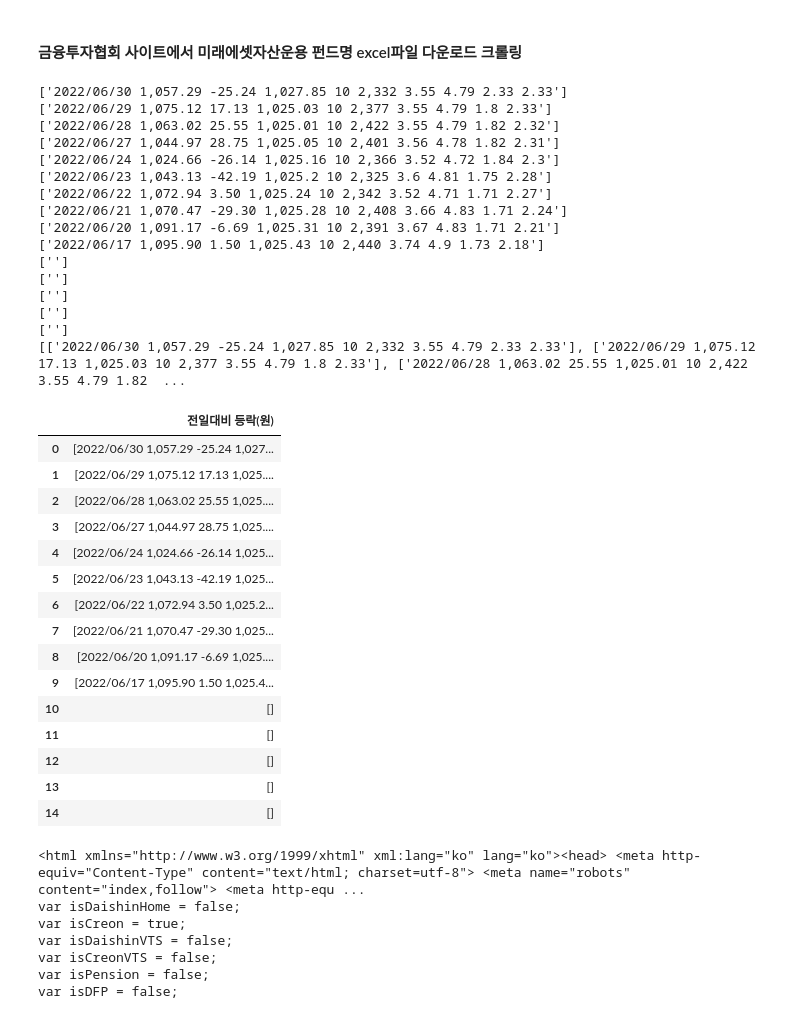
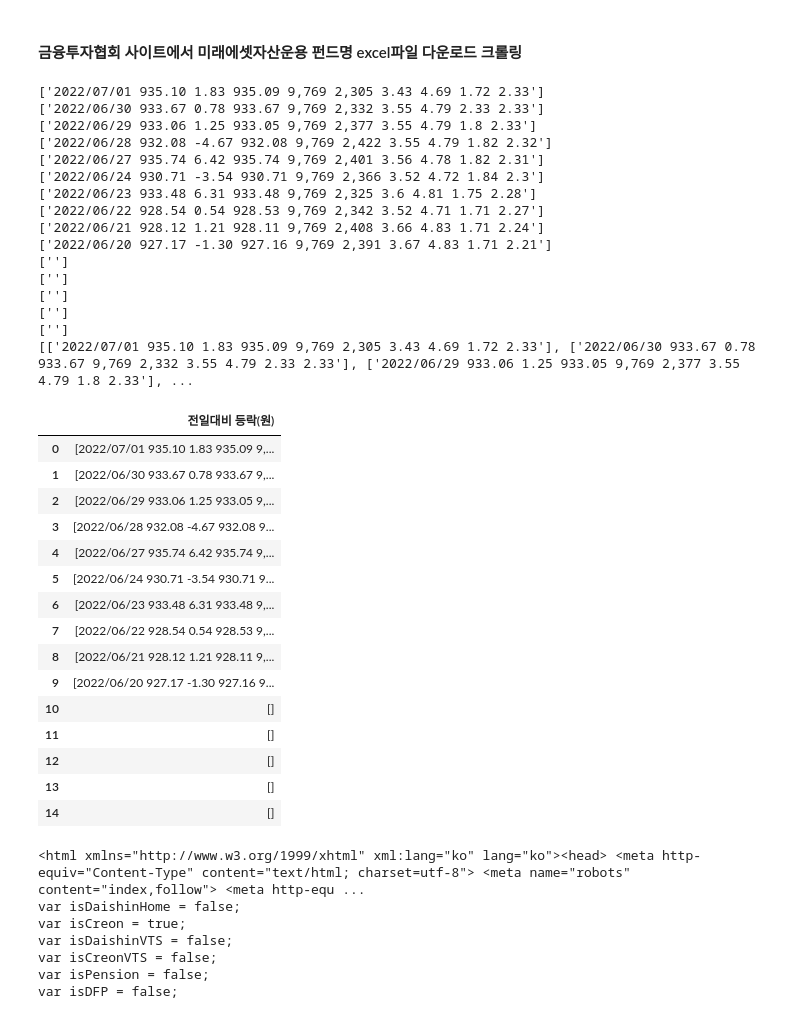
Before and after one commit to jkim0313/Hackathon_Whale, a Jupyter notebook: kofia_crawling.ipynb, the cells around one changed output. Cells and saved outputs as stored; diff of their text form; code cells hidden in the pictures.

```diff
--- a/kofia_crawling.ipynb
+++ b/kofia_crawling.ipynb
@@ -333,7 +333,7 @@ end_date = WebDriverWait(driver, 10).until(
 # "조회기간 끝 날짜" 클릭
 end_date.click()
 end_date.send_keys(Keys.CONTROL + "A")
-end_date.send_keys("20220630")
+end_date.send_keys("20220701")
 
 # "펀드선택"의 XPath
 select_fund = WebDriverWait(driver, 10).until(
@@ -369,7 +369,7 @@ search_condition = WebDriverWait(driver, 10).until(
 # "검색조건" 클릭 및 펀드명 입력
 search_condition.click()
 search_condition.send_keys(Keys.CONTROL + "A")
-search_condition.send_keys("미래에셋인디펜던스증권자투자신탁 4(주식)종류C-b")
+search_condition.send_keys("미래에셋마에스트로증권")
 
 # "검색조건 검색"의 XPath
 search_condition_box = WebDriverWait(driver, 10).until(
@@ -409,57 +409,57 @@ time.sleep(1)
 
 # 테이블의 XPath
 tbody = WebDriverWait(driver, 10).until(
                 EC.presence_of_element_located((By.XPATH,
                                             "//*[@id='grdMain_body_tbody']")))
 
 # 테이블 컬럼의 XP
 tr = tbody.find_elements(By.TAG_NAME, "tr")
 
 price_change = []
 for td in tr:
     table_row = td.text
     table_row_list = table_row.split("\n")
     price_change.append(table_row_list)
     print(table_row_list)
 print(price_change)
 # thead.text
 df = pd.DataFrame()
 df["전일대비 등락(원)"] = price_change
 df
 # df.columns = thead.text
 # df
 
-펀드명 따로 뽑아내서 for문으로 검색
-현재 검색 후 등락 값만 따로 뽑아내지 못하는중
-테이블도 보이는 값만 가져오고 스크롤 아래로 내려야 나오는 값들은 못가져온다 왜
+# 펀드명 따로 뽑아내서 for문으로 검색
+# 현재 검색 후 등락 값만 따로 뽑아내지 못하는중
+# 테이블도 보이는 값만 가져오고 스크롤 아래로 내려야 나오는 값들은 못가져온다 왜
 # %% [output]
-['2022/06/30 1,057.29 -25.24 1,027.85 10 2,332 3.55 4.79 2.33 2.33']
-['2022/06/29 1,075.12 17.13 1,025.03 10 2,377 3.55 4.79 1.8 2.33']
-['2022/06/28 1,063.02 25.55 1,025.01 10 2,422 3.55 4.79 1.82 2.32']
-['2022/06/27 1,044.97 28.75 1,025.05 10 2,401 3.56 4.78 1.82 2.31']
-['2022/06/24 1,024.66 -26.14 1,025.16 10 2,366 3.52 4.72 1.84 2.3']
-['2022/06/23 1,043.13 -42.19 1,025.2 10 2,325 3.6 4.81 1.75 2.28']
-['2022/06/22 1,072.94 3.50 1,025.24 10 2,342 3.52 4.71 1.71 2.27']
-['2022/06/21 1,070.47 -29.30 1,025.28 10 2,408 3.66 4.83 1.71 2.24']
-['2022/06/20 1,091.17 -6.69 1,025.31 10 2,391 3.67 4.83 1.71 2.21']
-['2022/06/17 1,095.90 1.50 1,025.43 10 2,440 3.74 4.9 1.73 2.18']
+['2022/07/01 935.10 1.83 935.09 9,769 2,305 3.43 4.69 1.72 2.33']
+['2022/06/30 933.67 0.78 933.67 9,769 2,332 3.55 4.79 2.33 2.33']
+['2022/06/29 933.06 1.25 933.05 9,769 2,377 3.55 4.79 1.8 2.33']
+['2022/06/28 932.08 -4.67 932.08 9,769 2,422 3.55 4.79 1.82 2.32']
+['2022/06/27 935.74 6.42 935.74 9,769 2,401 3.56 4.78 1.82 2.31']
+['2022/06/24 930.71 -3.54 930.71 9,769 2,366 3.52 4.72 1.84 2.3']
+['2022/06/23 933.48 6.31 933.48 9,769 2,325 3.6 4.81 1.75 2.28']
+['2022/06/22 928.54 0.54 928.53 9,769 2,342 3.52 4.71 1.71 2.27']
+['2022/06/21 928.12 1.21 928.11 9,769 2,408 3.66 4.83 1.71 2.24']
+['2022/06/20 927.17 -1.30 927.16 9,769 2,391 3.67 4.83 1.71 2.21']
 ['']
 ['']
 ['']
 ['']
 ['']
-[['2022/06/30 1,057.29 -25.24 1,027.85 10 2,332 3.55 4.79 2.33 2.33'], ['2022/06/29 1,075.12 17.13 1,025.03 10 2,377 3.55 4.79 1.8 2.33'], ['2022/06/28 1,063.02 25.55 1,025.01 10 2,422 3.55 4.79 1.82  ...
+[['2022/07/01 935.10 1.83 935.09 9,769 2,305 3.43 4.69 1.72 2.33'], ['2022/06/30 933.67 0.78 933.67 9,769 2,332 3.55 4.79 2.33 2.33'], ['2022/06/29 933.06 1.25 933.05 9,769 2,377 3.55 4.79 1.8 2.33'], ...
 |  | 전일대비 등락(원) |
-| 0 | [2022/06/30 1,057.29 -25.24 1,027... |
-| 1 | [2022/06/29 1,075.12 17.13 1,025.... |
-| 2 | [2022/06/28 1,063.02 25.55 1,025.... |
-| 3 | [2022/06/27 1,044.97 28.75 1,025.... |
-| 4 | [2022/06/24 1,024.66 -26.14 1,025... |
-| 5 | [2022/06/23 1,043.13 -42.19 1,025... |
-| 6 | [2022/06/22 1,072.94 3.50 1,025.2... |
-| 7 | [2022/06/21 1,070.47 -29.30 1,025... |
-| 8 | [2022/06/20 1,091.17 -6.69 1,025.... |
-| 9 | [2022/06/17 1,095.90 1.50 1,025.4... |
+| 0 | [2022/07/01 935.10 1.83 935.09 9,... |
+| 1 | [2022/06/30 933.67 0.78 933.67 9,... |
+| 2 | [2022/06/29 933.06 1.25 933.05 9,... |
+| 3 | [2022/06/28 932.08 -4.67 932.08 9... |
+| 4 | [2022/06/27 935.74 6.42 935.74 9,... |
+| 5 | [2022/06/24 930.71 -3.54 930.71 9... |
+| 6 | [2022/06/23 933.48 6.31 933.48 9,... |
+| 7 | [2022/06/22 928.54 0.54 928.53 9,... |
+| 8 | [2022/06/21 928.12 1.21 928.11 9,... |
+| 9 | [2022/06/20 927.17 -1.30 927.16 9... |
 | 10 | [] |
 | 11 | [] |
 | 12 | [] |
```
Also changed, not shown: parts of 3 cells of this notebook, 4 other files.
